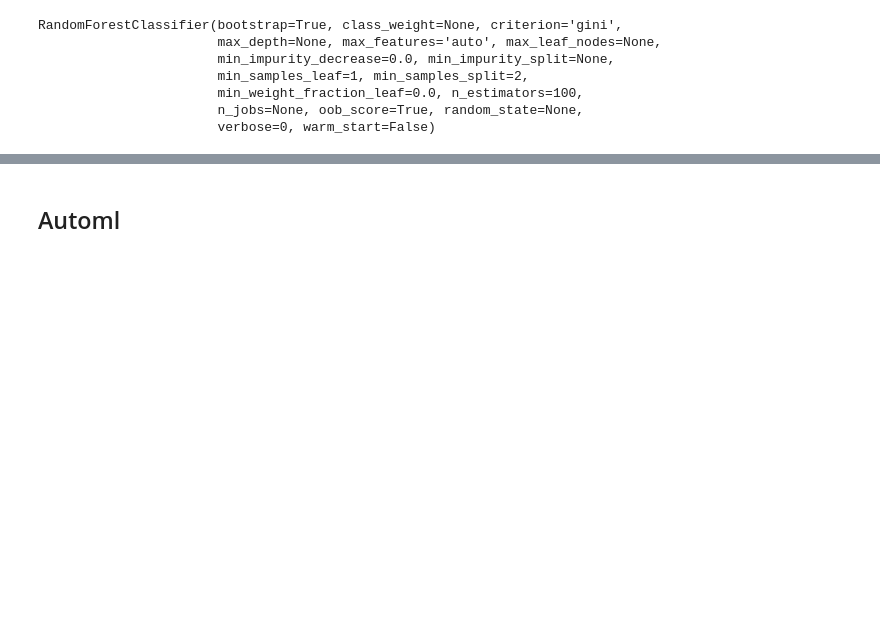
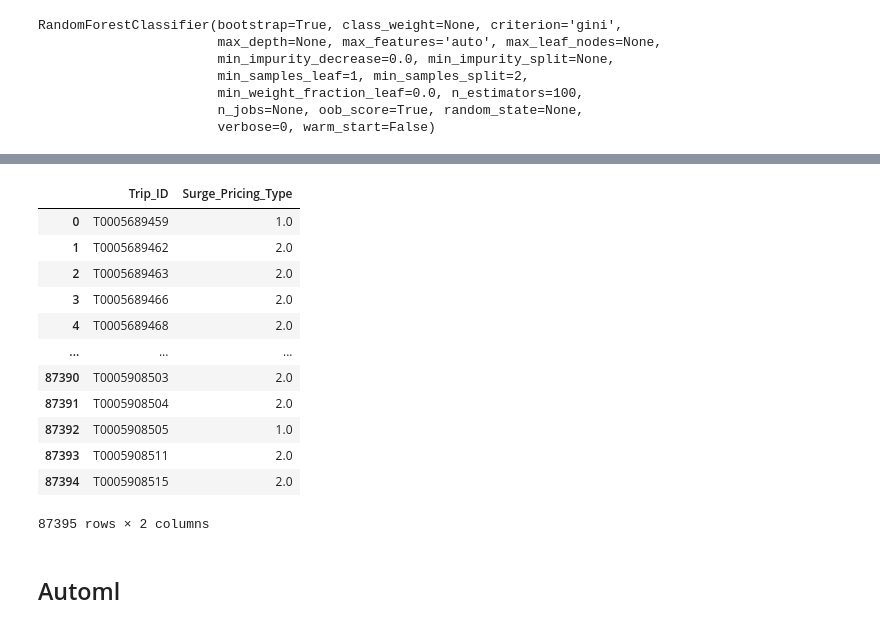
Before and after one commit to mosrihari/MobilityAnalytics_AV, a Jupyter notebook: Mobility_JH.ipynb, the cells around one changed output, grey strips where cells are left out. Drawn from its saved outputs; the diff is of its cells as text; code cells hidden in the pictures; blank space fills up the shorter version.

```diff
--- a/Mobility_JH.ipynb
+++ b/Mobility_JH.ipynb
@@ -243,0 +354,18 @@ pd.DataFrame({"Trip_ID":test['Trip_ID'],"Surge_Pricing_Type":y_pred}).to_csv("Mo
+# %%
+df['Surge_Pricing_Type'] = df[['automl','rf','lgb','xgb','cat']].mode(axis=1)[0]
+# %%
+df.iloc[:,[0,11]]
+# %% [output]
+|  | Trip_ID | Surge_Pricing_Type |
+| 0 | T0005689459 | 1.0 |
+| 1 | T0005689462 | 2.0 |
+| 2 | T0005689463 | 2.0 |
+| 3 | T0005689466 | 2.0 |
+| 4 | T0005689468 | 2.0 |
+| ... | ... | ... |
+| 87390 | T0005908503 | 2.0 |
+| 87391 | T0005908504 | 2.0 |
+| 87392 | T0005908505 | 1.0 |
+| 87393 | T0005908511 | 2.0 |
+| 87394 | T0005908515 | 2.0 |
+87395 rows × 2 columns
```
Also changed, not shown: parts of 23 cells of this notebook, 1 other file.
